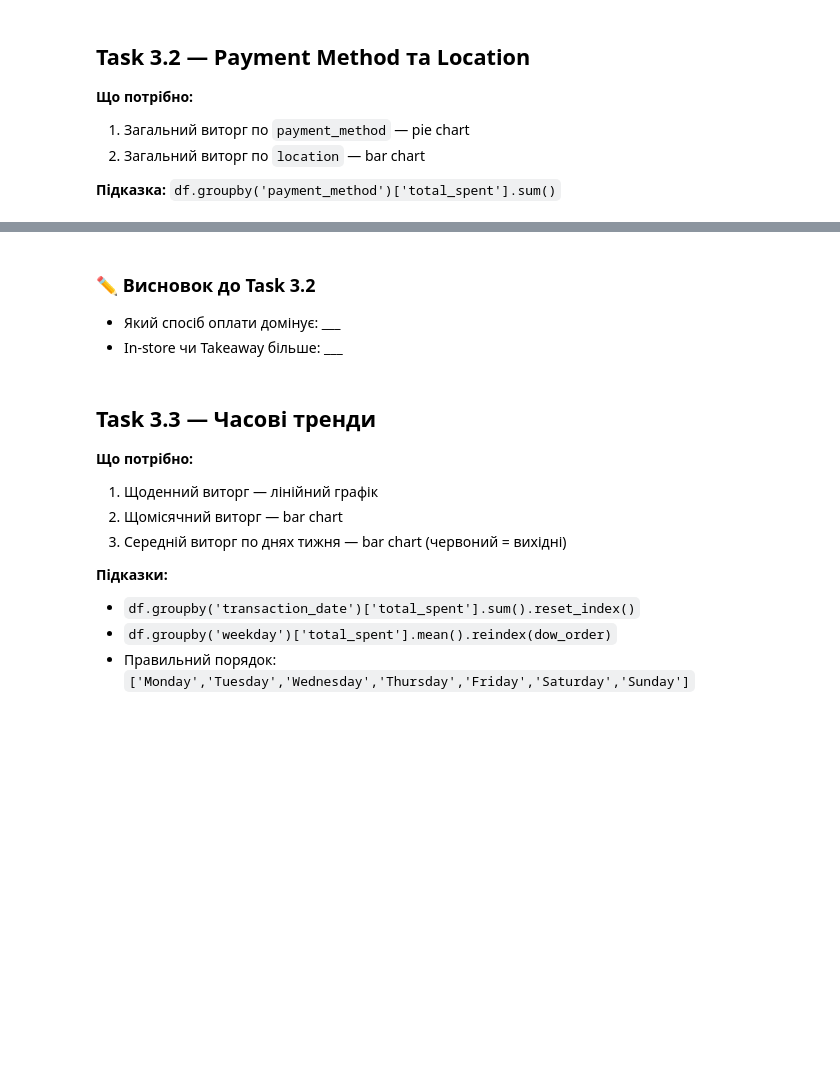
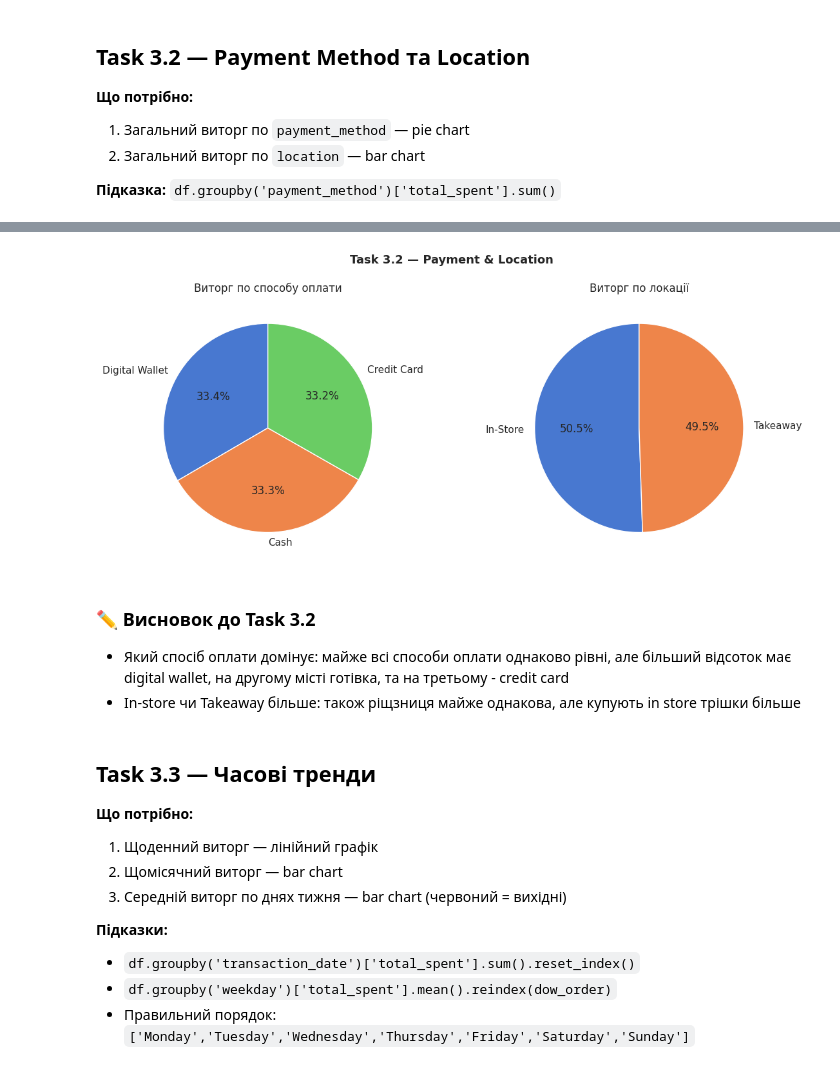
Before and after one commit to zzzer0-wav/Analysis_Cafe_Sales, a Jupyter notebook: notebooks/cafe_cleaning_version_2_(cleaning_example).ipynb, the cells around one changed output, grey strips where cells are left out. Cells and saved outputs as stored; diff of their text form; code cells hidden in the pictures; blank space fills up the shorter version.

```diff
--- a/notebooks/cafe_cleaning_version_2_(cleaning_example).ipynb
+++ b/notebooks/cafe_cleaning_version_2_(cleaning_example).ipynb
@@ -657,8 +709,8 @@ plt.show()
 
 **Підказка:** `df.groupby('payment_method')['total_spent'].sum()`
 # %%
-rev_pay = # ВАШ КОД ТУТ
-rev_loc = # ВАШ КОД ТУТ
+rev_pay = df.groupby('payment_method')['total_spent'].sum().sort_values(ascending=False)
+rev_loc = df.groupby('location')['total_spent'].sum().sort_values(ascending=False)
 
 print('Виторг по оплаті:')
 print(rev_pay.round(2).to_string())
@@ -667,25 +730,27 @@ print(rev_loc.round(2).to_string())
 # %%
 fig, axes = plt.subplots(1, 2, figsize=(12, 5))
 fig.suptitle('Task 3.2 — Payment & Location', fontsize=13, fontweight='bold')
 
 # Pie chart — payment_method
 # Підказка: axes[0].pie(rev_pay, labels=rev_pay.index, autopct='%1.1f%%', startangle=90, ...)
-# ВАШ КОД ТУТ
+axes[0].pie(rev_pay, labels=rev_pay.index, autopct='%1.1f%%', startangle=90)
 axes[0].set_title('Виторг по способу оплати')
 
 # Bar chart — location
-# ВАШ КОД ТУТ
+axes[1].pie(rev_loc, labels=rev_loc.index, autopct = '%1.1f%%', startangle=90)
 axes[1].set_title('Виторг по локації')
 axes[1].tick_params(axis='x', rotation=0)
 
 plt.tight_layout()
 plt.savefig('part3_task32.png', dpi=130, bbox_inches='tight')
 plt.show()
+# %% [output]
+[figure, added]
 # %% [markdown]
 ### ✏️ Висновок до Task 3.2
 
-- Який спосіб оплати домінує: ___
-- In-store чи Takeaway більше: ___
+- Який спосіб оплати домінує: майже всі способи оплати однаково рівні, але більший відсоток має digital wallet, на другому місті готівка, та на третьому - credit card
+- In-store чи Takeaway більше: також ріщзниця майже однакова, але купують in store трішки більше
 # %% [markdown]
 ## Task 3.3 — Часові тренди
 
```
Also changed, not shown: parts of 13 cells of this notebook.
